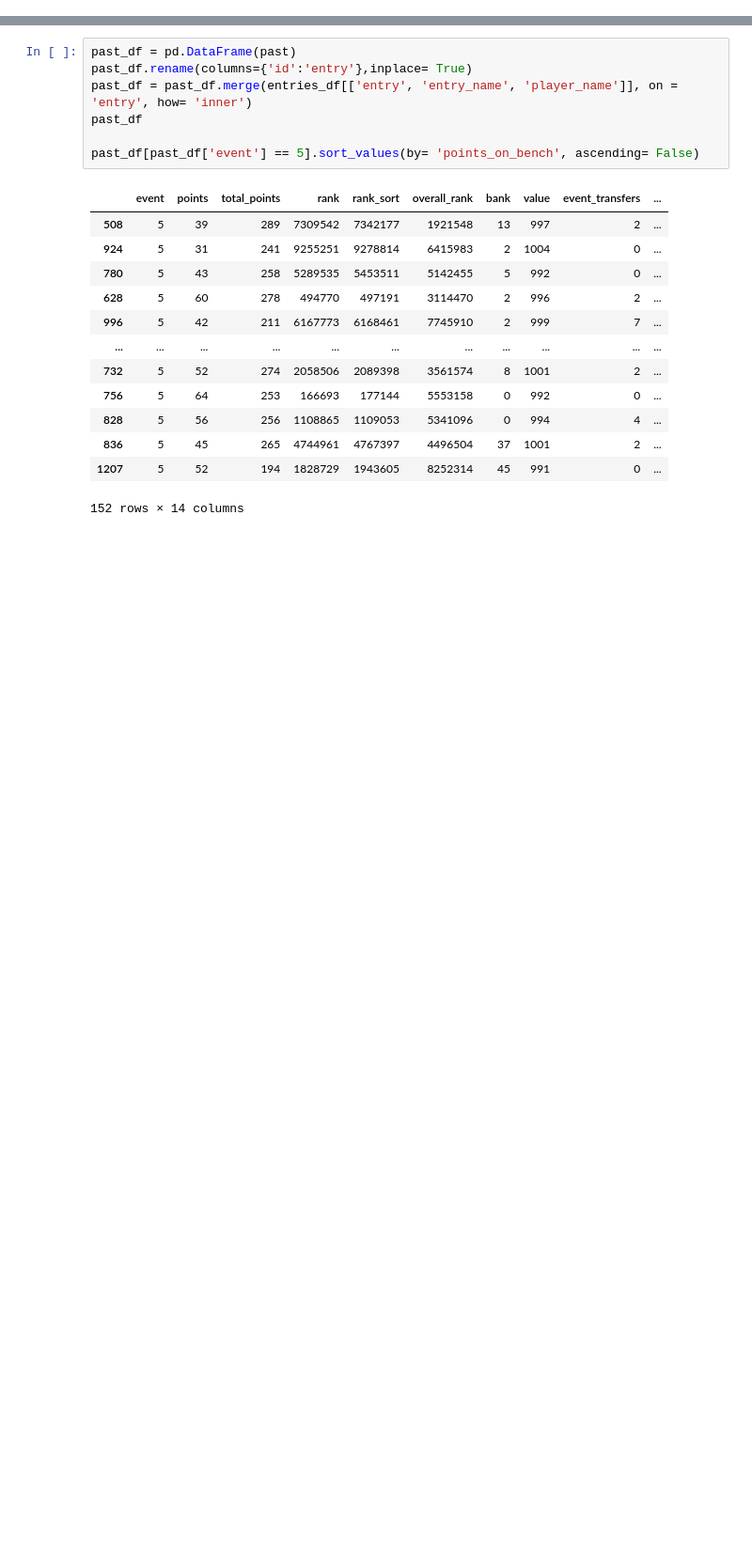
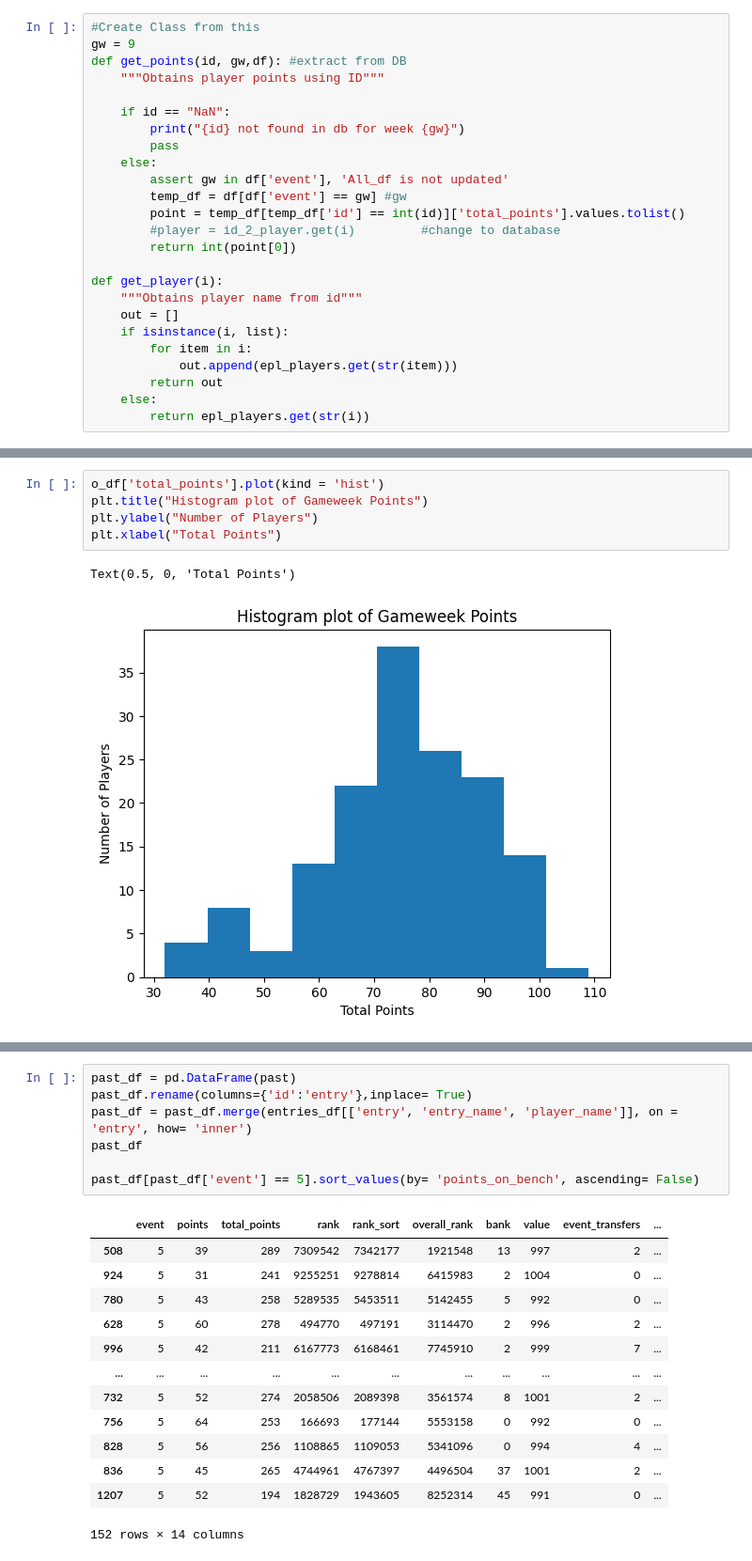
Before and after one commit to Ok3ks/Sports, a Jupyter notebook: fpl/Quick guide to FPL api.ipynb, the cells around one changed output, grey strips where cells are left out. Shown at 94% size. Saved outputs shown, nothing was run; the diff lists cells and outputs as text; blank space fills up the shorter version.

```diff
--- a/fpl/Quick guide to FPL api.ipynb
+++ b/fpl/Quick guide to FPL api.ipynb
@@ -192,0 +367,25 @@ for player_id in entries_df['entry']:
+# %%
+#Create Class from this
+gw = 9
+def get_points(id, gw,df): #extract from DB
+    """Obtains player points using ID"""
+
+    if id == "NaN":
+        print("{id} not found in db for week {gw}")
+        pass
+    else:
+        assert gw in df['event'], 'All_df is not updated'
+        temp_df = df[df['event'] == gw] #gw
+        point = temp_df[temp_df['id'] == int(id)]['total_points'].values.tolist()
+        #player = id_2_player.get(i)         #change to database
+        return int(point[0])
+
+def get_player(i):
+    """Obtains player name from id"""
+    out = []
+    if isinstance(i, list):
+        for item in i:
+            out.append(epl_players.get(str(item)))
+        return out
+    else:
+        return epl_players.get(str(i))
@@ -192,0 +735,8 @@ for player_id in entries_df['entry']:
+# %%
+o_df['total_points'].plot(kind = 'hist')
+plt.title("Histogram plot of Gameweek Points")
+plt.ylabel("Number of Players")
+plt.xlabel("Total Points")
+# %% [output]
+Text(0.5, 0, 'Total Points')
+[figure, added]
```
Also changed, not shown: parts of 98 cells of this notebook, 18 other files.
